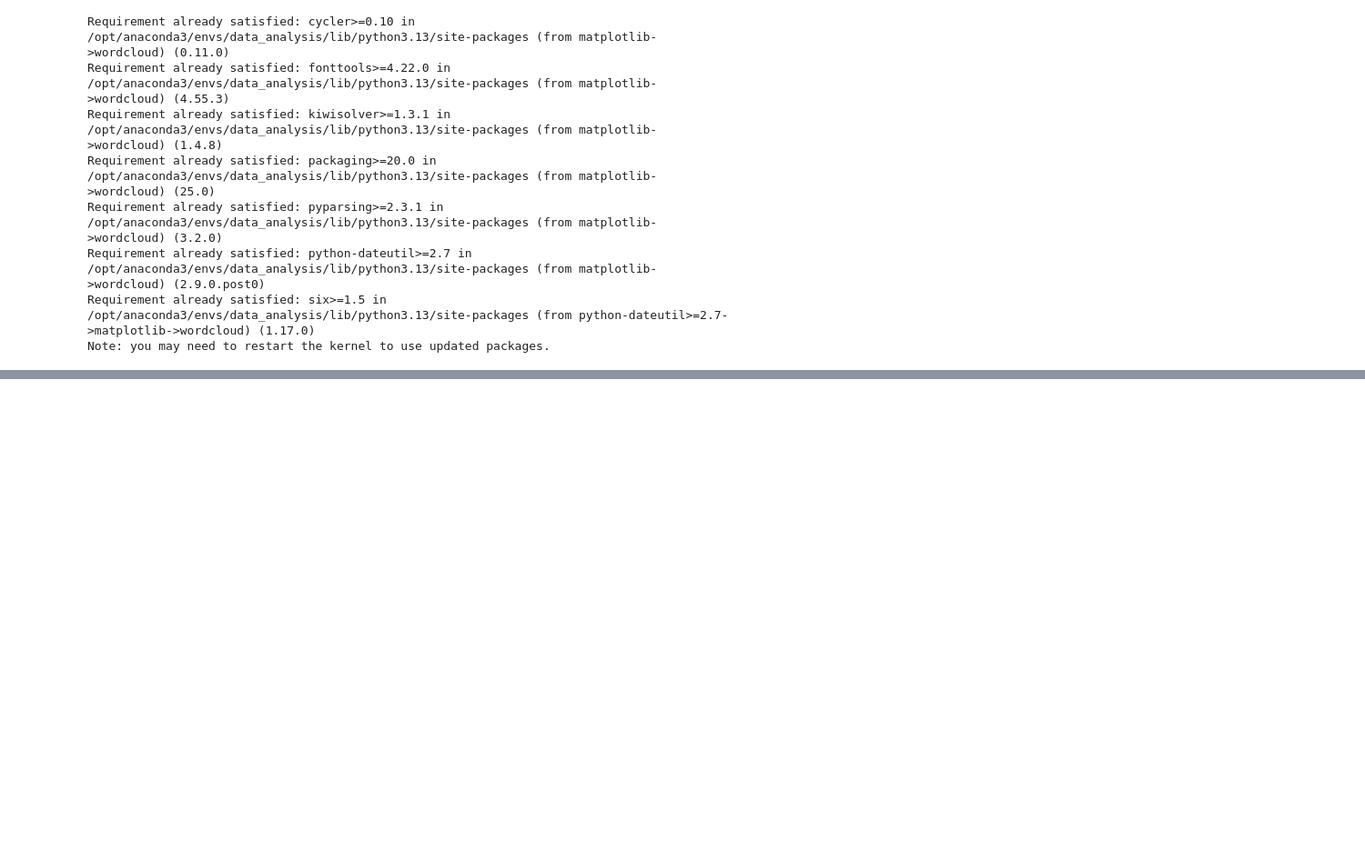
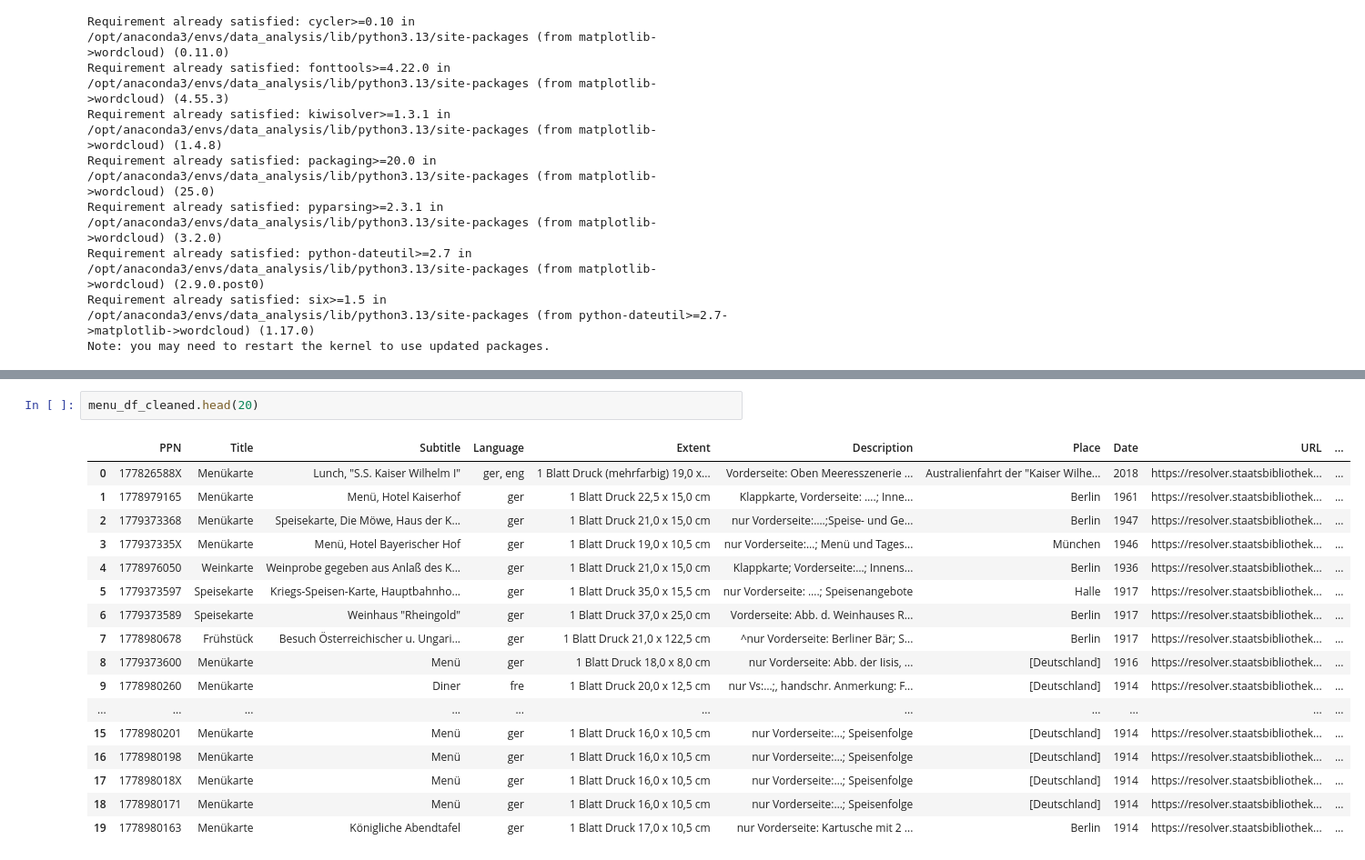
Before and after one commit to bbhatta10/Library-data, a Jupyter notebook: menu.ipynb, the cells around one changed output, grey strips where cells are left out. Shown at 91% size. Saved outputs shown, nothing was run; the diff lists cells and outputs as text; blank space fills up the shorter version.

```diff
--- a/menu.ipynb
+++ b/menu.ipynb
@@ -398,0 +394,20 @@ NameError: name 'combined_df' is not defined
+# %%
+menu_df_cleaned.head(20)
+# %% [output]
+|  | PPN | Title | Subtitle | Language | Extent | Description | Place | Date | URL | ... |
+| 0 | 177826588X | Menükarte | Lunch, "S.S. Kaiser Wilhelm I" | ger, eng | 1 Blatt Druck (mehrfarbig) 19,0 x... | Vorderseite: Oben Meeresszenerie ... | Australienfahrt der "Kaiser Wilhe... | 2018 | https://resolver.staatsbibliothek... | ... |
+| 1 | 1778979165 | Menükarte | Menü, Hotel Kaiserhof | ger | 1 Blatt Druck 22,5 x 15,0 cm | Klappkarte, Vorderseite: ….; Inne... | Berlin | 1961 | https://resolver.staatsbibliothek... | ... |
+| 2 | 1779373368 | Menükarte | Speisekarte, Die Möwe, Haus der K... | ger | 1 Blatt Druck 21,0 x 15,0 cm | nur Vorderseite:….;Speise- und Ge... | Berlin | 1947 | https://resolver.staatsbibliothek... | ... |
+| 3 | 177937335X | Menükarte | Menü, Hotel Bayerischer Hof | ger | 1 Blatt Druck 19,0 x 10,5 cm | nur Vorderseite:…; Menü und Tages... | München | 1946 | https://resolver.staatsbibliothek... | ... |
+| 4 | 1778976050 | Weinkarte | Weinprobe gegeben aus Anlaß des K... | ger | 1 Blatt Druck 21,0 x 15,0 cm | Klappkarte; Vorderseite:…; Innens... | Berlin | 1936 | https://resolver.staatsbibliothek... | ... |
+| 5 | 1779373597 | Speisekarte | Kriegs-Speisen-Karte, Hauptbahnho... | ger | 1 Blatt Druck 35,0 x 15,5 cm | nur Vorderseite: ….; Speisenangebote | Halle | 1917 | https://resolver.staatsbibliothek... | ... |
+| 6 | 1779373589 | Speisekarte | Weinhaus "Rheingold" | ger | 1 Blatt Druck 37,0 x 25,0 cm | Vorderseite: Abb. d. Weinhauses R... | Berlin | 1917 | https://resolver.staatsbibliothek... | ... |
+| 7 | 1778980678 | Frühstück | Besuch Österreichischer u. Ungari... | ger | 1 Blatt Druck 21,0 x 122,5 cm | ^nur Vorderseite: Berliner Bär; S... | Berlin | 1917 | https://resolver.staatsbibliothek... | ... |
+| 8 | 1779373600 | Menükarte | Menü | ger | 1 Blatt Druck 18,0 x 8,0 cm | nur Vorderseite: Abb. der Iisis, ... | [Deutschland] | 1916 | https://resolver.staatsbibliothek... | ... |
+| 9 | 1778980260 | Menükarte | Diner | fre | 1 Blatt Druck 20,0 x 12,5 cm | nur Vs:…;, handschr. Anmerkung: F... | [Deutschland] | 1914 | https://resolver.staatsbibliothek... | ... |
+| ... | ... | ... | ... | ... | ... | ... | ... | ... | ... | ... |
+| 15 | 1778980201 | Menükarte | Menü | ger | 1 Blatt Druck 16,0 x 10,5 cm | nur Vorderseite:…; Speisenfolge | [Deutschland] | 1914 | https://resolver.staatsbibliothek... | ... |
+| 16 | 1778980198 | Menükarte | Menü | ger | 1 Blatt Druck 16,0 x 10,5 cm | nur Vorderseite:…; Speisenfolge | [Deutschland] | 1914 | https://resolver.staatsbibliothek... | ... |
+| 17 | 177898018X | Menükarte | Menü | ger | 1 Blatt Druck 16,0 x 10,5 cm | nur Vorderseite:…; Speisenfolge | [Deutschland] | 1914 | https://resolver.staatsbibliothek... | ... |
+| 18 | 1778980171 | Menükarte | Menü | ger | 1 Blatt Druck 16,0 x 10,5 cm | nur Vorderseite:…; Speisenfolge | [Deutschland] | 1914 | https://resolver.staatsbibliothek... | ... |
+| 19 | 1778980163 | Menükarte | Königliche Abendtafel | ger | 1 Blatt Druck 17,0 x 10,5 cm | nur Vorderseite: Kartusche mit 2 ... | Berlin | 1914 | https://resolver.staatsbibliothek... | ... |
```
Also changed, not shown: parts of 13 cells of this notebook, 2 other files.
